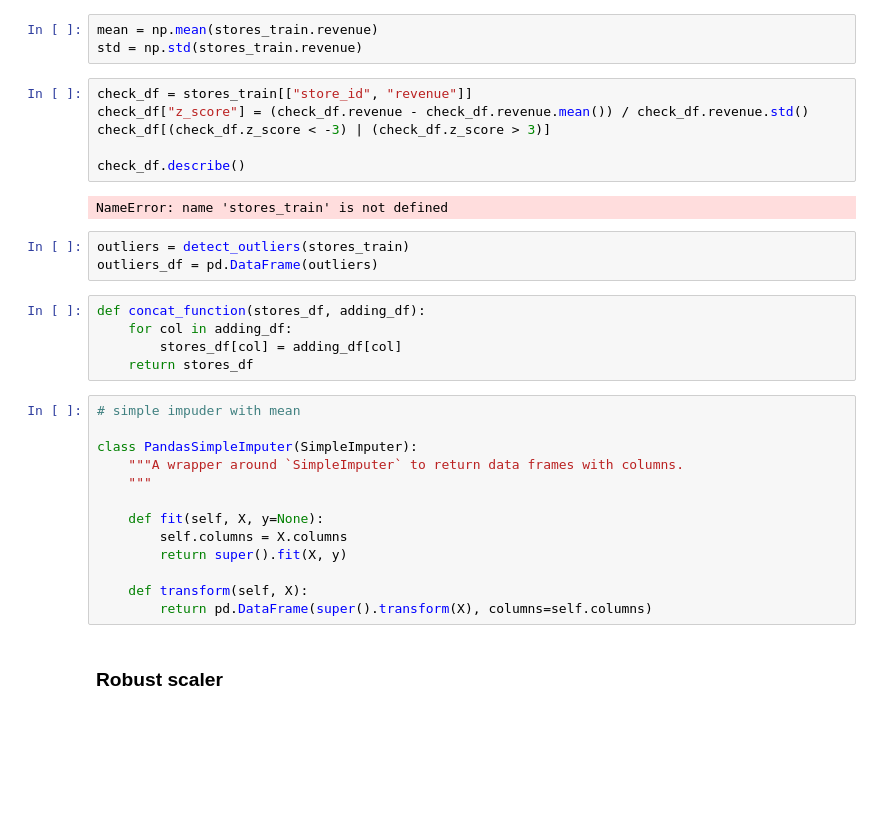
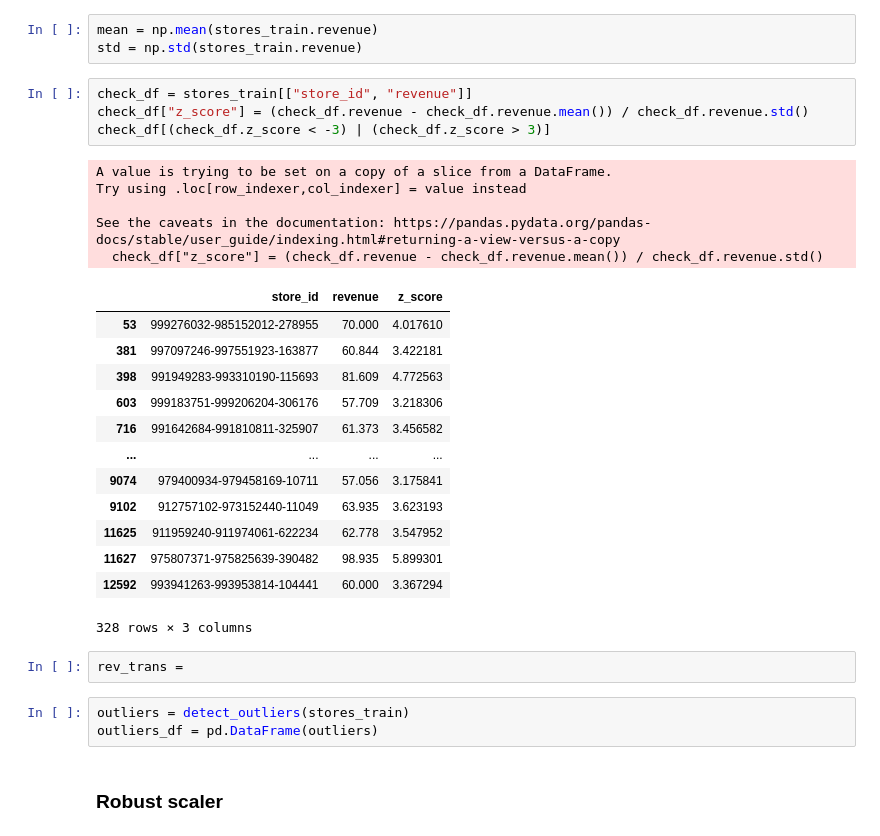
Before and after one commit to SimenQ/machine_learning, a Jupyter notebook: notebooks/Arash/scaling_transformation.ipynb, the cells around one changed output. Saved outputs shown, nothing was run; the diff lists cells and outputs as text; blank space fills up the shorter version.

```diff
--- a/notebooks/Arash/scaling_transformation.ipynb
+++ b/notebooks/Arash/scaling_transformation.ipynb
@@ -101,32 +148,31 @@ std = np.std(stores_train.revenue)
 # %%
 check_df = stores_train[["store_id", "revenue"]]
 check_df["z_score"] = (check_df.revenue - check_df.revenue.mean()) / check_df.revenue.std()
 check_df[(check_df.z_score < -3) | (check_df.z_score > 3)]
-
-check_df.describe()
 # %% [output]
-NameError: name 'stores_train' is not defined
+A value is trying to be set on a copy of a slice from a DataFrame.
+Try using .loc[row_indexer,col_indexer] = value instead
+
+See the caveats in the documentation: https://pandas.pydata.org/pandas-docs/stable/user_guide/indexing.html#returning-a-view-versus-a-copy
+  check_df["z_score"] = (check_df.revenue - check_df.revenue.mean()) / check_df.revenue.std()
+|  | store_id | revenue | z_score |
+| 53 | 999276032-985152012-278955 | 70.000 | 4.017610 |
+| 381 | 997097246-997551923-163877 | 60.844 | 3.422181 |
+| 398 | 991949283-993310190-115693 | 81.609 | 4.772563 |
+| 603 | 999183751-999206204-306176 | 57.709 | 3.218306 |
+| 716 | 991642684-991810811-325907 | 61.373 | 3.456582 |
+| ... | ... | ... | ... |
+| 9074 | 979400934-979458169-10711 | 57.056 | 3.175841 |
+| 9102 | 912757102-973152440-11049 | 63.935 | 3.623193 |
+| 11625 | 911959240-911974061-622234 | 62.778 | 3.547952 |
+| 11627 | 975807371-975825639-390482 | 98.935 | 5.899301 |
+| 12592 | 993941263-993953814-104441 | 60.000 | 3.367294 |
+328 rows × 3 columns
+# %%
+rev_trans =
 # %%
 outliers = detect_outliers(stores_train)
 outliers_df = pd.DataFrame(outliers)
-# %%
-def concat_function(stores_df, adding_df):
-    for col in adding_df:
-        stores_df[col] = adding_df[col]
-    return stores_df
-# %%
-# simple impuder with mean
-
-class PandasSimpleImputer(SimpleImputer):
-    """A wrapper around `SimpleImputer` to return data frames with columns.
-    """
-
-    def fit(self, X, y=None):
-        self.columns = X.columns
-        return super().fit(X, y)
-
-    def transform(self, X):
-        return pd.DataFrame(super().transform(X), columns=self.columns)
 # %% [markdown]
 ### Robust scaler
 # %%
```
Also changed, not shown: parts of 18 cells of this notebook.
